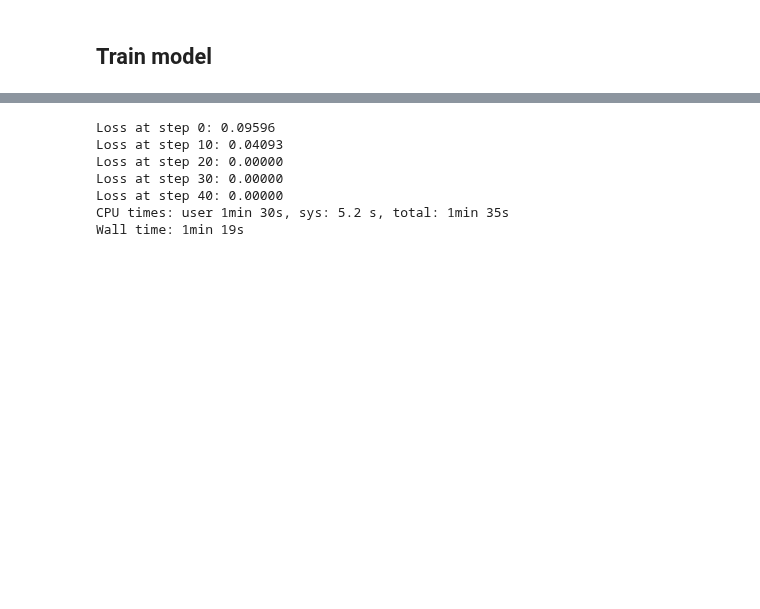
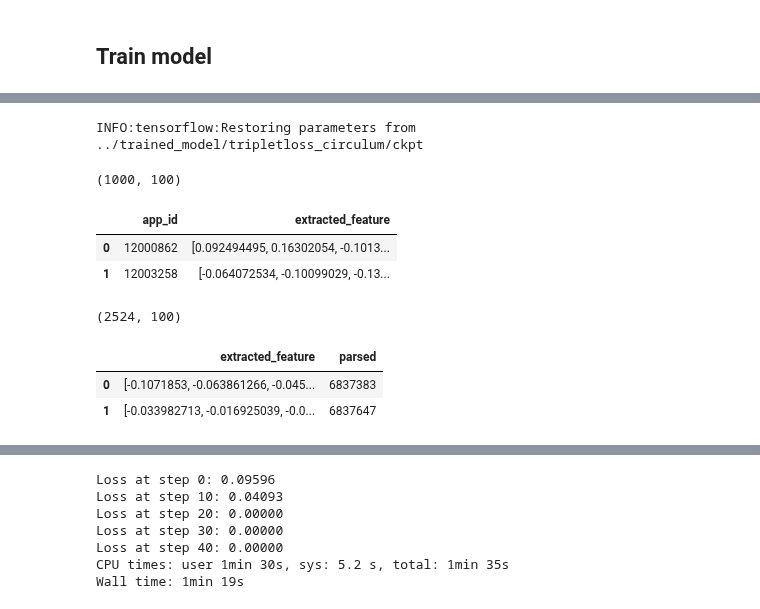
Before and after one commit to yoheikikuta/US-patent-analysis, a Jupyter notebook: notebook/tripletloss_loss_model_with_circulum_learning.ipynb, the cells around one changed output, grey strips where cells are left out. Cells and saved outputs as stored; diff of their text form; code cells hidden in the pictures; blank space fills up the shorter version.

```diff
--- a/notebook/tripletloss_loss_model_with_circulum_learning.ipynb
+++ b/notebook/tripletloss_loss_model_with_circulum_learning.ipynb
@@ -460,0 +587,28 @@ array([[[-0.04901844,  0.02252829, -0.02457967, ..., -0.00074622,
+# %%
+model = Model(input_shape=768, output_shape=100)
+# %%
+tfe.Saver((model.variables)).restore("../trained_model/tripletloss_circulum/ckpt")
+# %% [output]
+INFO:tensorflow:Restoring parameters from ../trained_model/tripletloss_circulum/ckpt
+# %%
+sorted_keys = sorted(test_normalized_feature_dict_1000.keys())
+
+test_feature_tensors = tf.convert_to_tensor(
+    np.array([ test_normalized_feature_dict_1000[k] for k in sorted_keys ]),
+    dtype=tf.float32)
+# %%
+test_extracted_features = model.frwrd_pass(test_feature_tensors).numpy()
+# %%
+test_extracted_features.shape
+# %% [output]
+(1000, 100)
+# %%
+test_extracted_features_df = pd.DataFrame({
+    'app_id':sorted_keys, 'extracted_feature':[ v/np.linalg.norm(v) for v in test_extracted_features ]
+})
+# %%
+test_extracted_features_df.head(2)
+# %% [output]
+|  | app_id | extracted_feature |
+| 0 | 12000862 | [0.092494495, 0.16302054, -0.1013... |
+| 1 | 12003258 | [-0.064072534, -0.10099029, -0.13... |
@@ -460,0 +623,4 @@ array([[[-0.04901844,  0.02252829, -0.02457967, ..., -0.00074622,
+# %%
+grants_extracted_features.shape
+# %% [output]
+(2524, 100)
@@ -460,0 +631,6 @@ array([[[-0.04901844,  0.02252829, -0.02457967, ..., -0.00074622,
+# %%
+grants_extracted_features_df.head(2)
+# %% [output]
+|  | extracted_feature | parsed |
+| 0 | [-0.1071853, -0.063861266, -0.045... | 6837383 |
+| 1 | [-0.033982713, -0.016925039, -0.0... | 6837647 |
```
Also changed, not shown: parts of 38 cells of this notebook.
